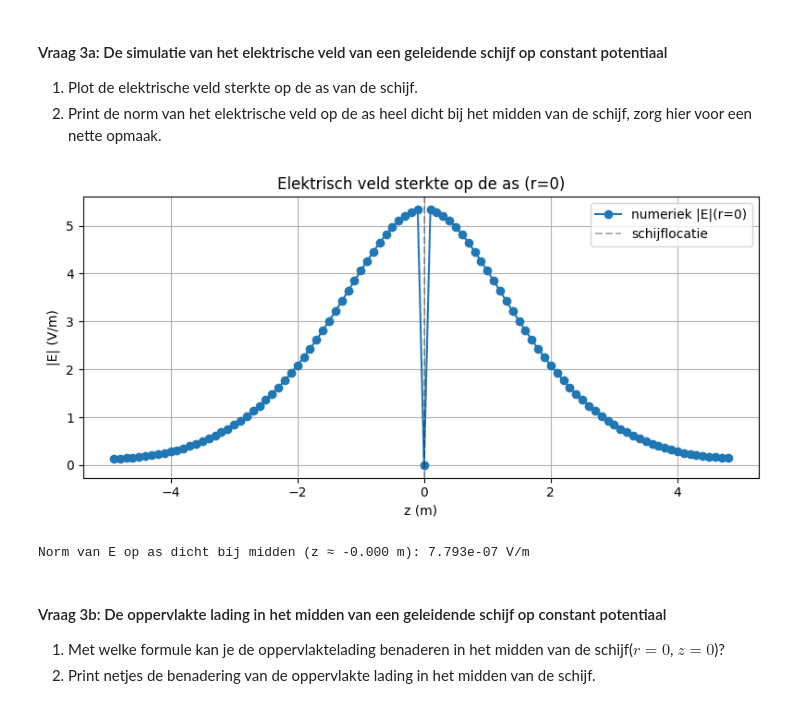
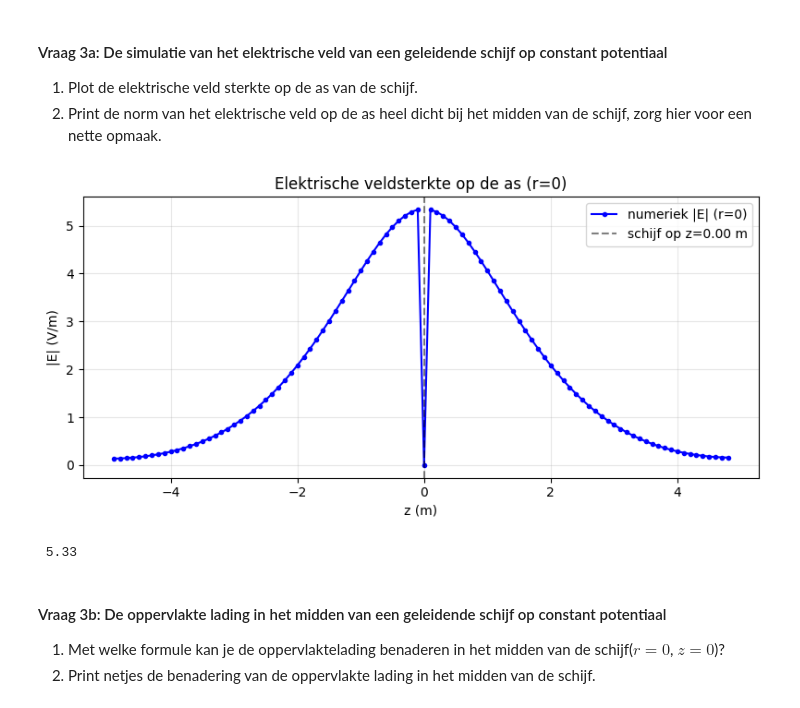
Before and after one commit to lwilt-dot/opdrachten-DEF-D, a Jupyter notebook: DigitaleOntwerpopdrachten/1CondensatorOpdracht/CondensatorOntwerpopdracht.ipynb, the cells around one changed output. Drawn from its saved outputs; the diff is of its cells as text; code cells hidden in the pictures.

```diff
--- a/DigitaleOntwerpopdrachten/1CondensatorOpdracht/CondensatorOntwerpopdracht.ipynb
+++ b/DigitaleOntwerpopdrachten/1CondensatorOpdracht/CondensatorOntwerpopdracht.ipynb
@@ -521,85 +411,23 @@ plot_results_disk(Ez, Er, normE, V, r, z, grid_step, disk_radius, z_pos_disk1, z
 1. Plot de elektrische veld sterkte op de as van de schijf.
 2. Print de norm van het elektrische veld op de as heel dicht bij het midden van de schijf, zorg hier voor een nette opmaak.
 # %%
-###
-###Jouw code hier###
-###
-# ...existing code...
-# verwacht: r, z, Er, Ez, normE, r_for_E, z_for_E, z_pos_disk1 aanwezig
-import numpy as np
-import matplotlib.pyplot as plt
+index_r0 = np.argmin(np.abs(r_for_E))
+E_on_axis = normE[:, index_r0]
 
-# robuuste conversie naar 1D axis arrays
-r_for_E = np.asarray(r_for_E).flatten()
-z_for_E = np.asarray(z_for_E).flatten()
-
-# arrays met veld
-E_arr = np.asarray(normE)  # normE kan shape (nr, nz) of (nz, nr)
-Ez_arr = np.asarray(Ez)
-
-# lengte-waarden
-nr = r_for_E.size
-nz = z_for_E.size
-
-# Zorg dat E_arr heeft shape (nr, nz). Transponeer of slice als nodig.
-if E_arr.ndim != 2:
-    raise RuntimeError("normE heeft niet de verwachte dimensie.")
-
-a0, a1 = E_arr.shape
-if (a0, a1) == (nr, nz):
-    E2 = E_arr
-elif (a0, a1) == (nz, nr):
-    E2 = E_arr.T
-else:
-    # probeer transponeren en exact match nogmaals
-    E_t = E_arr.T
-    if E_t.shape == (nr, nz):
-        E2 = E_t
-    else:
-        # als één van de orientaties groter is dan gewenst, maak een centrale slice
-        def center_slice(arr, target0, target1):
-            s0, s1 = arr.shape
-            i0 = max(0, (s0 - target0) // 2)
-            j0 = max(0, (s1 - target1) // 2)
-            return arr[i0:i0+target0, j0:j0+target1]
-
-        if a0 >= nr and a1 >= nz:
-            E2 = center_slice(E_arr, nr, nz)
-        elif E_t.shape[0] >= nr and E_t.shape[1] >= nz:
-            E2 = center_slice(E_t, nr, nz)
-        else:
-            # geen bruikbare orientatie/slice gevonden -> informatieve error
-            raise RuntimeError(
-                f"Onverwachte shape van normE: {E_arr.shape}. "
-                f"Gewenst (nr,nz)=({nr},{nz}). Probeer eerdere cellen opnieuw te runnen of controleer compute_E_disk/compute_E_pt_charge."
-            )
-
-# bepaal index voor r ≈ 0 binnen r_for_E
-idx_r0 = int(np.argmin(np.abs(r_for_E)))
-
-# extractie van |E| langs de as (r=0)
-E_on_axis = E2[idx_r0, :]
-
-# plot |E| op de as
 plt.figure(figsize=(8,4))
-plt.plot(z_for_E, E_on_axis, 'o-', label='numeriek |E|(r=0)')
-plt.axvline(z_pos_disk1, color='k', linestyle='--', alpha=0.3, label='schijflocatie')
+plt.plot(z_for_E, E_on_axis, 'bo-', markersize=3, linewidth=1.5, label='numeriek |E| (r=0)')
+plt.axvline(z_pos_disk1, color='k', linestyle='--', alpha=0.5, label=f'schijf op z={z_pos_disk1:.2f} m')
 plt.xlabel('z (m)')
 plt.ylabel('|E| (V/m)')
-plt.title('Elektrisch veld sterkte op de as (r=0)')
-plt.grid(True)
+plt.title('Elektrische veldsterkte op de as (r=0)')
+plt.grid(True, alpha=0.3)
 plt.legend()
 plt.tight_layout()
 plt.show()
-
-# norm vlak bij midden (z dichtst bij plaat)
-idx_z0 = int(np.argmin(np.abs(z_for_E - z_pos_disk1)))
-E_near_center = float(E_on_axis[idx_z0])
-print(f"Norm van E op as dicht bij midden (z ≈ {z_for_E[idx_z0]:.3f} m): {E_near_center:.3e} V/m")
-# ...existing code...
+print(f' {normE[normE.shape[0]//2-1,0]:.2f}')
 # %% [output]
-[figure, old version]
+[figure, new version]
-Norm van E op as dicht bij midden (z ≈ -0.000 m): 7.793e-07 V/m
+ 5.33
 # %% [markdown]
 #### Vraag 3b: De oppervlakte lading in het midden van een geleidende schijf op constant potentiaal
 
```
Also changed, not shown: parts of 25 cells of this notebook.
